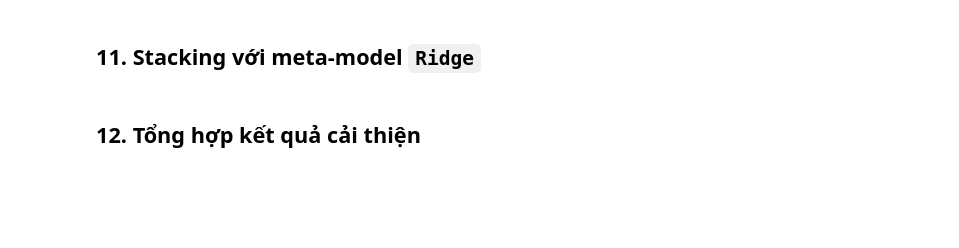
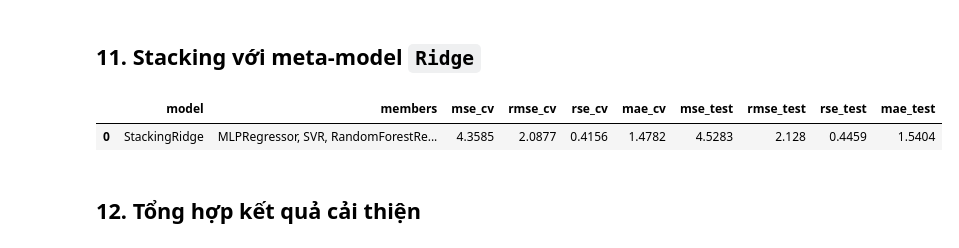
Before and after one commit to Gtvkun-ai/TNTT_Repo_Abalone6, a Jupyter notebook: AbaloneAge/notebooks/05_thu_nghiem_bo_sung.ipynb, the cells around one changed output. Drawn from its saved outputs; the diff is of its cells as text; code cells hidden in the pictures; blank space fills up the shorter version.

```diff
--- a/AbaloneAge/notebooks/05_thu_nghiem_bo_sung.ipynb
+++ b/AbaloneAge/notebooks/05_thu_nghiem_bo_sung.ipynb
@@ -437,36 +529,41 @@ display(weighted_ensemble_results_df.round(4))
 # %%
 meta_X_train = optimized_oof_predictions[top3_models].copy()
 meta_y_train = optimized_oof_predictions['y_true'].copy()
 meta_X_test = optimized_test_predictions[top3_models].copy()
 meta_y_test = optimized_test_predictions['y_true'].copy()
 
 meta_model = Ridge(alpha=1.0)
+
+# Tính điểm CV thật sự cho tầng meta bằng cross_val_predict
+stacking_oof_pred = cross_val_predict(meta_model, meta_X_train, meta_y_train, cv=cv, n_jobs=-1)
+stacking_cv_metrics = evaluate_regression_metrics(meta_y_train, stacking_oof_pred)
+
+# fit lại meta-model trên toàn bộ meta_X_train để dự đoán test
 meta_model.fit(meta_X_train, meta_y_train)
-
-stacking_train_pred = meta_model.predict(meta_X_train)
 stacking_test_pred = meta_model.predict(meta_X_test)
-
-stacking_cv_metrics = evaluate_regression_metrics(meta_y_train, stacking_train_pred)
 stacking_test_metrics = evaluate_regression_metrics(meta_y_test, stacking_test_pred)
 
 stacking_results_df = pd.DataFrame(
     [
         {
             'model': 'StackingRidge',
             'members': ', '.join(top3_models),
             'mse_cv': stacking_cv_metrics['mse'],
             'rmse_cv': stacking_cv_metrics['rmse'],
             'rse_cv': stacking_cv_metrics['rse'],
             'mae_cv': stacking_cv_metrics['mae'],
             'mse_test': stacking_test_metrics['mse'],
             'rmse_test': stacking_test_metrics['rmse'],
             'rse_test': stacking_test_metrics['rse'],
             'mae_test': stacking_test_metrics['mae'],
         }
     ]
 )
 
 display(stacking_results_df.round(4))
+# %% [output]
+|  | model | members | mse_cv | rmse_cv | rse_cv | mae_cv | mse_test | rmse_test | rse_test | mae_test |
+| 0 | StackingRidge | MLPRegressor, SVR, RandomForestRe... | 4.3585 | 2.0877 | 0.4156 | 1.4782 | 4.5283 | 2.128 | 0.4459 | 1.5404 |
 # %% [markdown]
 ## 12. Tổng hợp kết quả cải thiện
 # %%
```
Also changed, not shown: parts of 13 cells of this notebook, 4 other files.
